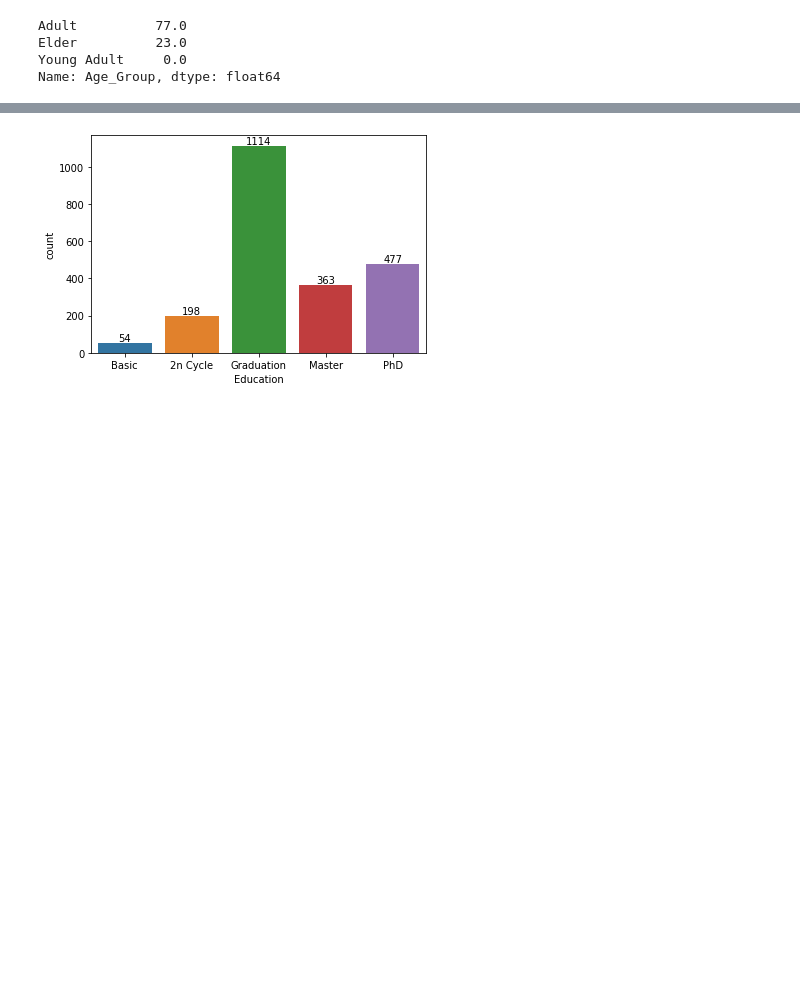
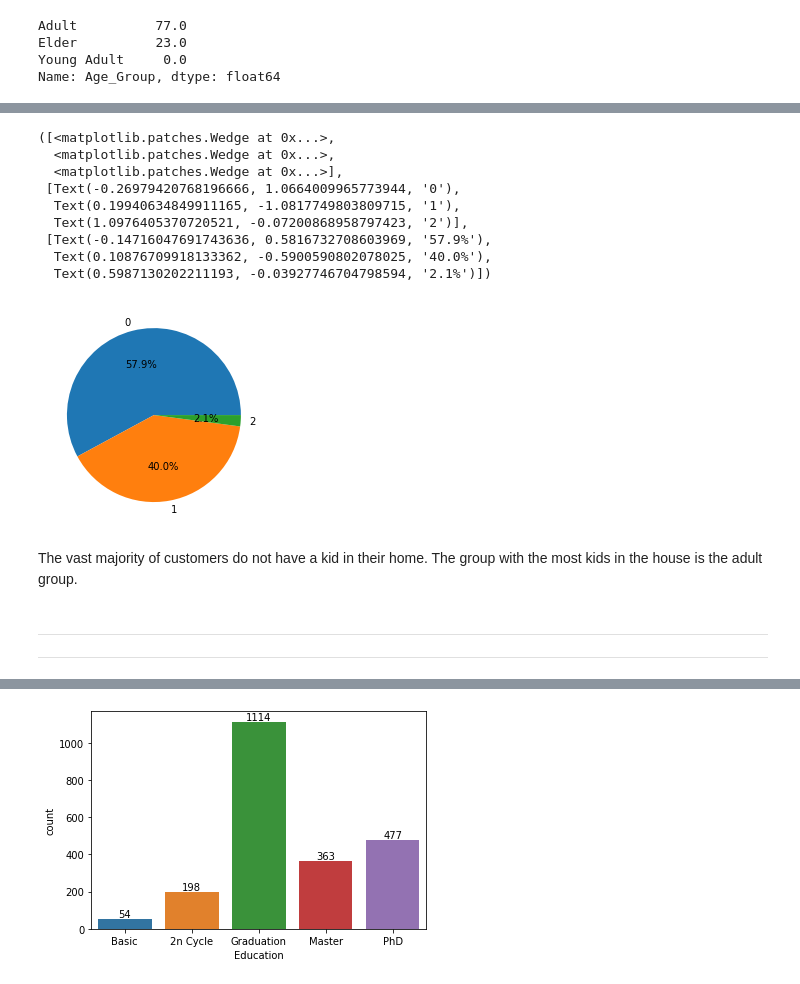
Before and after one commit to barisanik/customer-analysis, a Jupyter notebook: customer-behaviour-analysis.ipynb, the cells around one changed output, grey strips where cells are left out. Cells and saved outputs as stored; diff of their text form; code cells hidden in the pictures; blank space fills up the shorter version.

Commit message:
Kaggle Notebook | Customer Behaviour Analysis | Version 8

```diff
--- a/customer-behaviour-analysis.ipynb
+++ b/customer-behaviour-analysis.ipynb
@@ -210,3 +212,6 @@ data.drop(index=(data[data['Marital_Status'] == 'YOLO'].index), axis = 0, inplac
+# %%
+kidhome_category = CategoricalDtype(categories=[0,1,2], ordered = False)
+data['Kidhome'] = data['Kidhome'].astype(kidhome_category)
 # %% [markdown]
 # <p id = "2" style="font-family:arial;background-color:#2A93D5;color:#FFFFFF;font-size: 150%;text-align:center;border-radius: 0px 15px 15px 0px;border-style: solid;border-color: #2483bf;">2.VISUALIZATION and EXPLORATORY ANALYSIS</p>
 [Click to return Table of Contents](#0)
@@ -261,0 +265,18 @@ Name: Age_Group, dtype: float64
+# %%
+percentage_distribution = round((data['Kidhome'].value_counts(normalize=True) * 100),0)
+plt.pie(data['Kidhome'].value_counts(), labels = ["0", "1", "2"], autopct='%1.1f%%')
+# %% [output]
+([<matplotlib.patches.Wedge at 0x...>,
+  <matplotlib.patches.Wedge at 0x...>,
+  <matplotlib.patches.Wedge at 0x...>],
+ [Text(-0.26979420768196666, 1.0664009965773944, '0'),
+  Text(0.19940634849911165, -1.0817749803809715, '1'),
+  Text(1.0976405370720521, -0.07200868958797423, '2')],
+ [Text(-0.14716047691743636, 0.5816732708603969, '57.9%'),
+  Text(0.10876709918133362, -0.5900590802078025, '40.0%'),
+  Text(0.5987130202211193, -0.03927746704798594, '2.1%')])
+[figure, added]
+# %% [markdown]
+The vast majority of customers do not have a kid in their home. The group with the most kids in the house is the adult group.
+# %% [markdown]
+<hr><hr>
```
Also changed, not shown: parts of 15 cells of this notebook.
